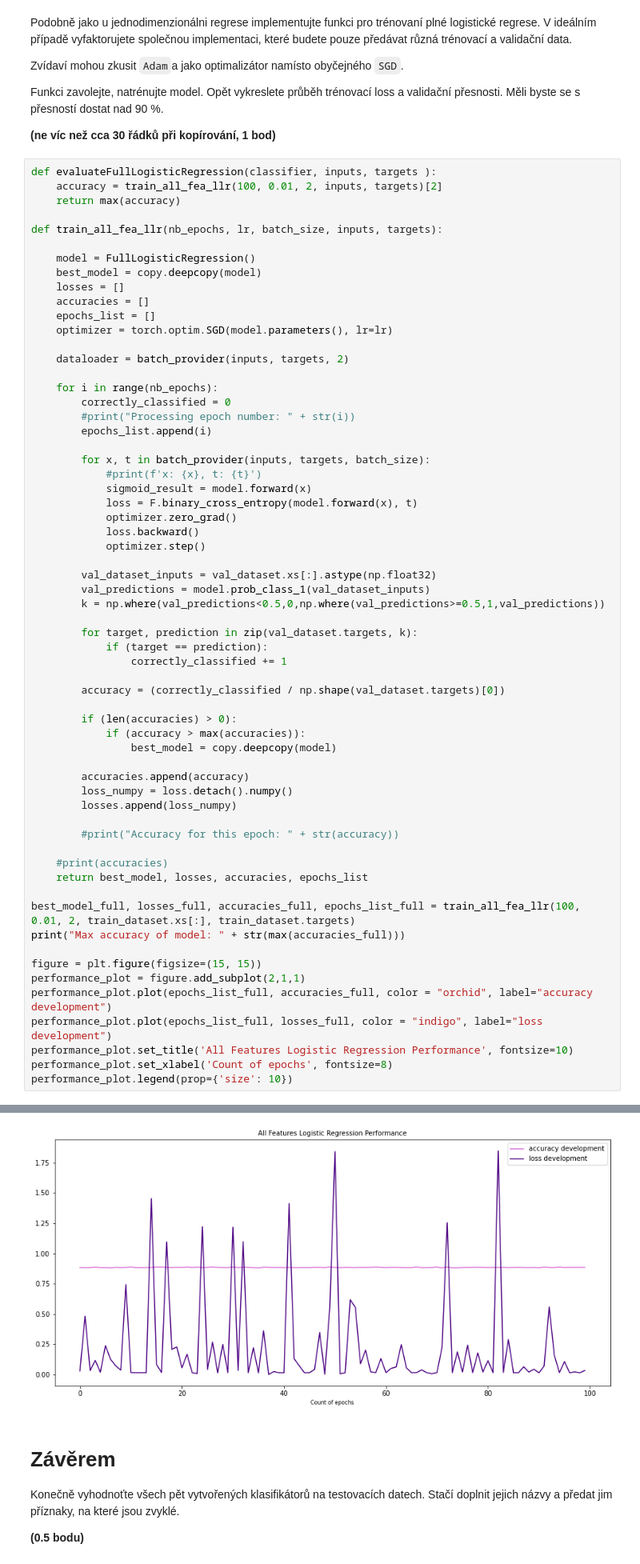
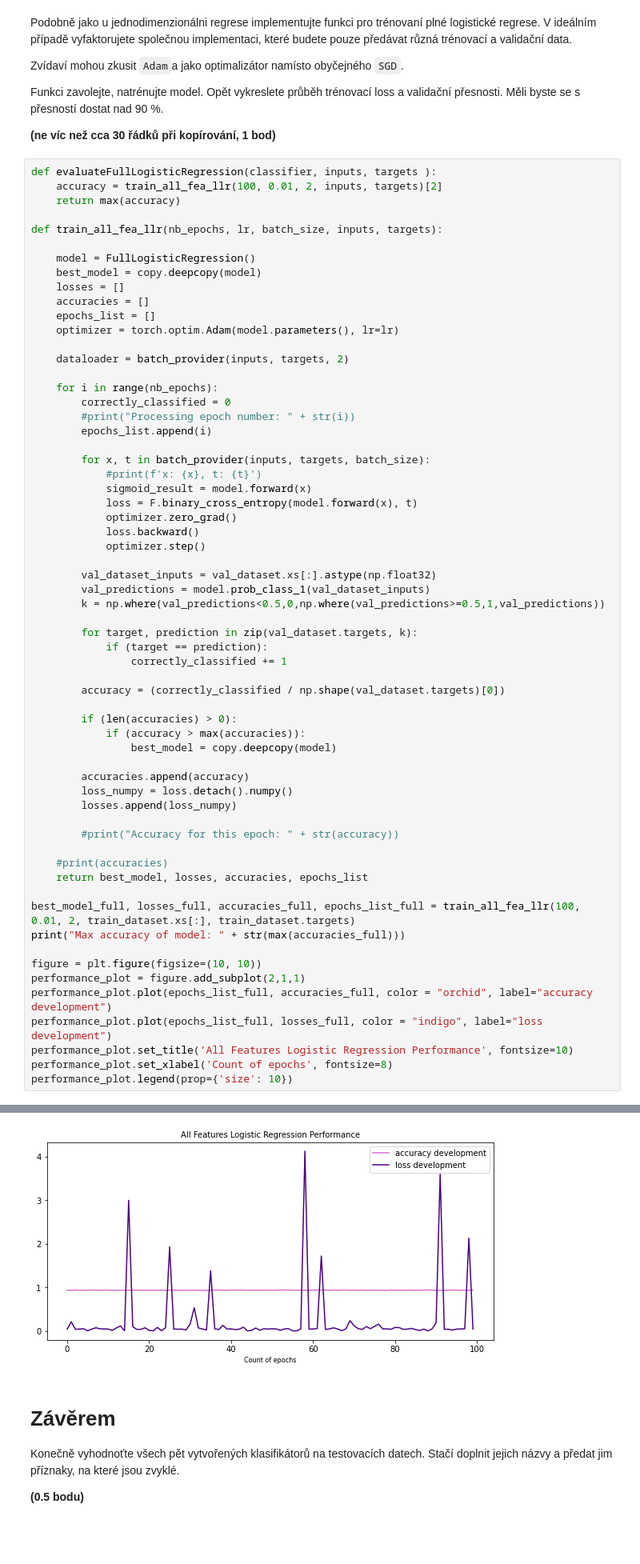
Before and after one commit to kateriska/6.-semestr-FIT, a Jupyter notebook: SUI/du/zadani.ipynb, the cells around one changed output, grey strips where cells are left out. Shown at 80% size. Cells and saved outputs as stored; diff of their text form; blank space fills up the shorter version.

Commit message:
size of graphs corrected

```diff
--- a/SUI/du/zadani.ipynb
+++ b/SUI/du/zadani.ipynb
@@ -532,7 +532,7 @@ def train_all_fea_llr(nb_epochs, lr, batch_size, inputs, targets):
     losses = []
     accuracies = []
     epochs_list = []
-    optimizer = torch.optim.SGD(model.parameters(), lr=lr)
+    optimizer = torch.optim.Adam(model.parameters(), lr=lr)
 
     dataloader = batch_provider(inputs, targets, 2)
 
@@ -575,7 +575,7 @@ def train_all_fea_llr(nb_epochs, lr, batch_size, inputs, targets):
 best_model_full, losses_full, accuracies_full, epochs_list_full = train_all_fea_llr(100, 0.01, 2, train_dataset.xs[:], train_dataset.targets)
 print("Max accuracy of model: " + str(max(accuracies_full)))
 
-figure = plt.figure(figsize=(15, 15))
+figure = plt.figure(figsize=(10, 10))
 performance_plot = figure.add_subplot(2,1,1)
 performance_plot.plot(epochs_list_full, accuracies_full, color = "orchid", label="accuracy development")
 performance_plot.plot(epochs_list_full, losses_full, color = "indigo", label="loss development")
@@ -587,5 +587,5 @@ Max accuracy of model: 0.889
 <matplotlib.legend.Legend at 0x...>
-[figure, old version]
+[figure, new version]
 # %% [markdown]
 # Závěrem
 Konečně vyhodnoťte všech pět vytvořených klasifikátorů na testovacích datech. Stačí doplnit jejich názvy a předat jim příznaky, na které jsou zvyklé.
```
Also changed, not shown: parts of 7 cells of this notebook.
